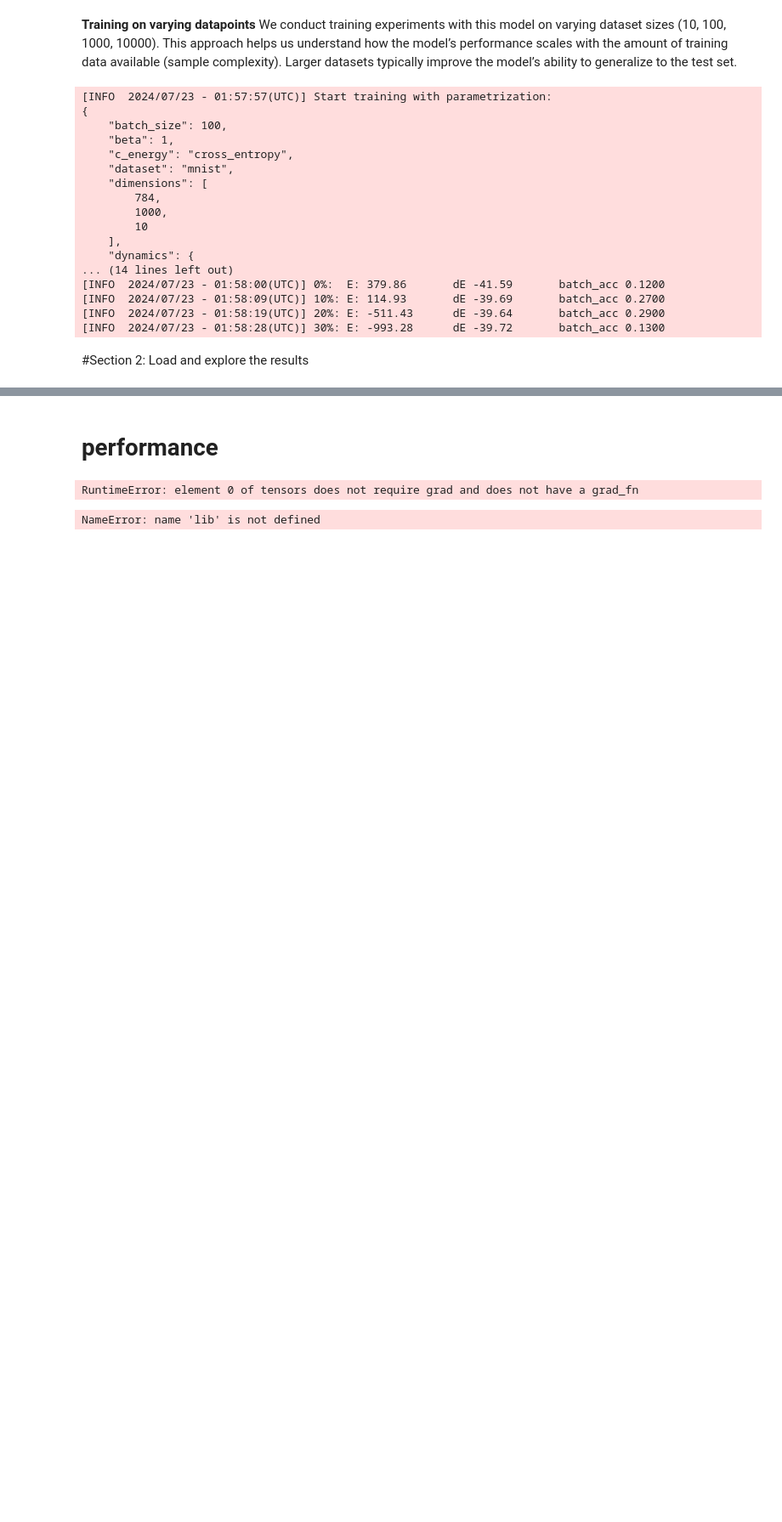
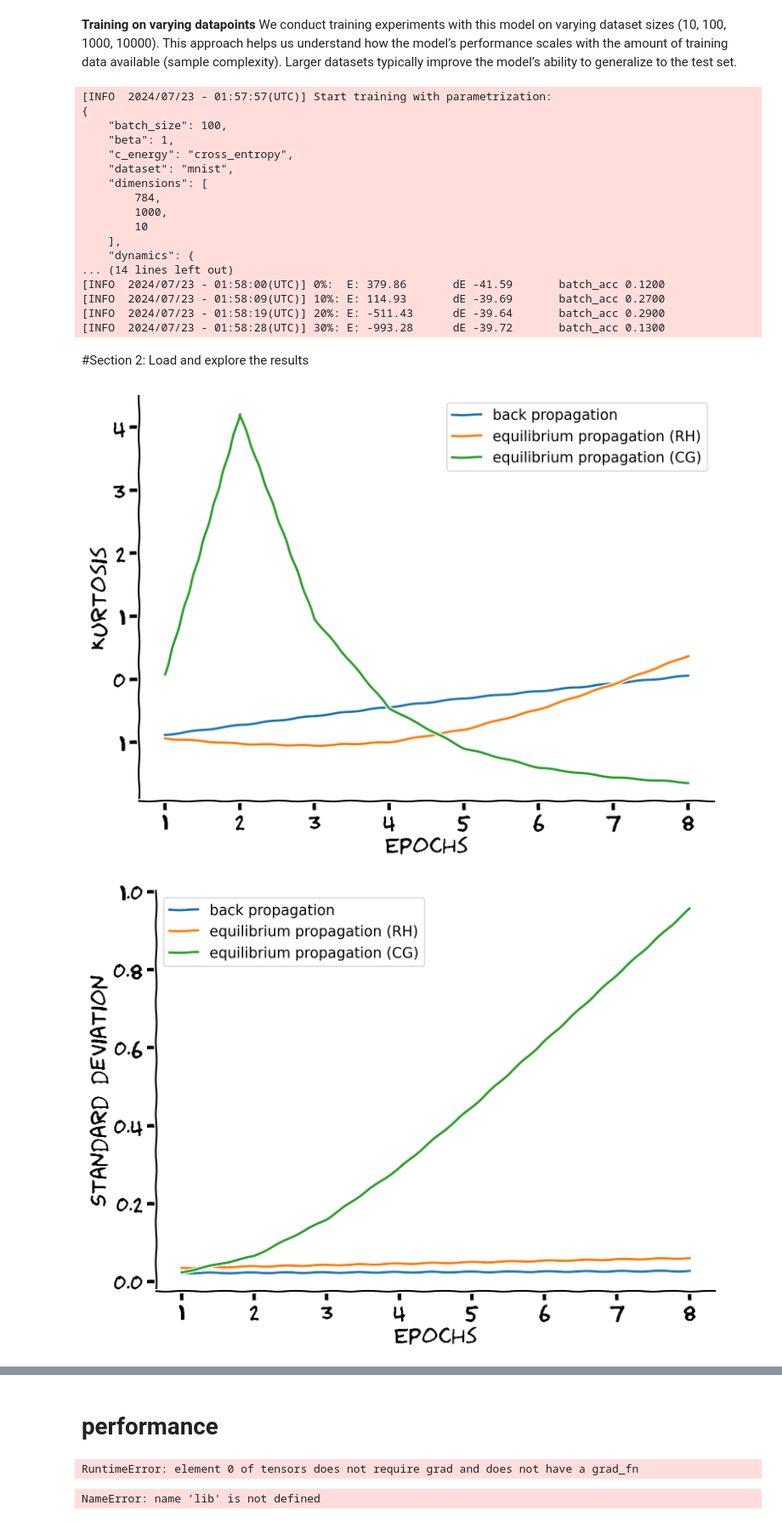
Before and after one commit to cindyhfls/SpatialEmbeddedEquilibriumPropagation_Neuromatch_NeuroAI_TrustworthyHeliotrope, a Jupyter notebook: equilibrium_propagation_toymodel_Tu.ipynb, the cells around one changed output, grey strips where cells are left out. Shown at 85% size. Cells and saved outputs as stored; diff of their text form; code cells hidden in the pictures; blank space fills up the shorter version.

```diff
--- a/equilibrium_propagation_toymodel_Tu.ipynb
+++ b/equilibrium_propagation_toymodel_Tu.ipynb
@@ -580,3 +644,29 @@ for model_type in ['restr_hopfield','cond_gaussian']:
+# %%
+epoch_nums = range(1,9)
+with plt.xkcd():
+    plt.plot(epoch_nums,kurtosis_results['BP'],label='back propagation')
+    plt.plot(epoch_nums,kurtosis_results['RH'],label = 'equilibrium propagation (RH)')
+    plt.plot(epoch_nums,kurtosis_results['CG'],label = 'equilibrium propagation (CG)')
+plt.ylabel('Kurtosis',fontsize = 20)
+plt.xlabel('Epochs',fontsize = 20)
+plt.tick_params(axis='both', which='major', labelsize=20)  # Increase tick label size
+
+plt.legend()
+plt.show()
+
+with plt.xkcd():
+    plt.plot(epoch_nums,sd_results['BP'],label='back propagation')
+    plt.plot(epoch_nums,sd_results['RH'],label = 'equilibrium propagation (RH)')
+    plt.plot(epoch_nums,sd_results['CG'],label = 'equilibrium propagation (CG)')
+plt.ylabel('Standard deviation',fontsize = 20)
+plt.xlabel('Epochs',fontsize = 20)
+plt.tick_params(axis='both', which='major', labelsize=20)  # Increase tick label size
+
+plt.legend()
+plt.show()
+# %% [output]
+[figure, added]
+[figure, added]
 # %%
 # Load saved checkpoints
 # @title Either load saved checkpoints
```
Also changed, not shown: parts of 13 cells of this notebook.
